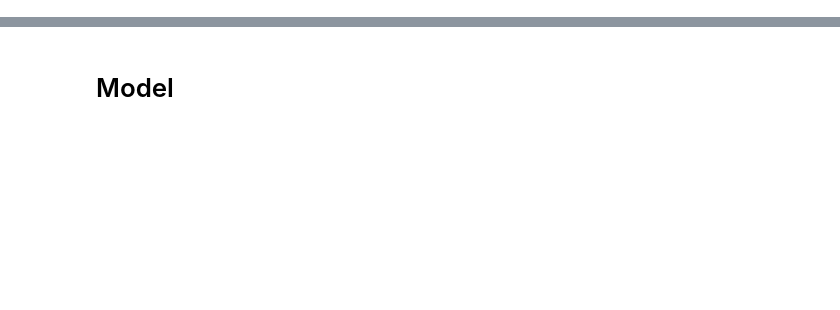
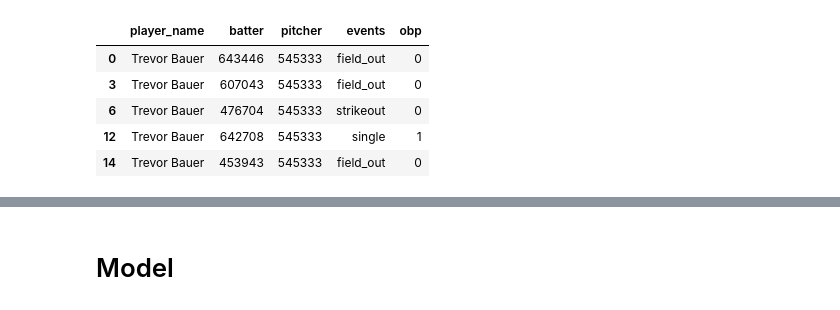
Before and after one commit to markomandic/Collaborative-Filtering-Sports, a Jupyter notebook: Baseball Collaborative Filtering.ipynb, the cells around one changed output, grey strips where cells are left out. Saved outputs shown, nothing was run; the diff lists cells and outputs as text; code cells hidden in the pictures; blank space fills up the shorter version.

```diff
--- a/Baseball Collaborative Filtering.ipynb
+++ b/Baseball Collaborative Filtering.ipynb
@@ -20,0 +39,9 @@ full_df = df
+# %%
+obp_df.head()
+# %% [output]
+|  | player_name | batter | pitcher | events | obp |
+| 0 | Trevor Bauer | 643446 | 545333 | field_out | 0 |
+| 3 | Trevor Bauer | 607043 | 545333 | field_out | 0 |
+| 6 | Trevor Bauer | 476704 | 545333 | strikeout | 0 |
+| 12 | Trevor Bauer | 642708 | 545333 | single | 1 |
+| 14 | Trevor Bauer | 453943 | 545333 | field_out | 0 |
```
Also changed, not shown: parts of 24 cells of this notebook, 2 other files.
